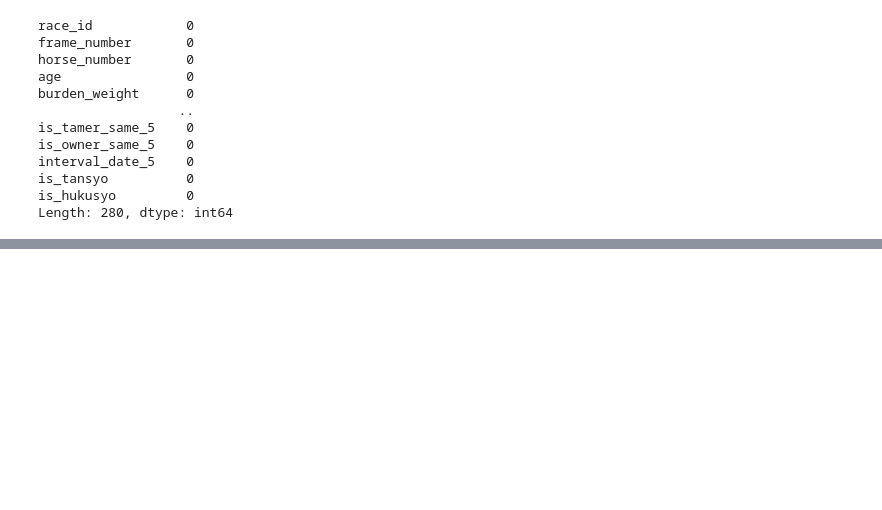
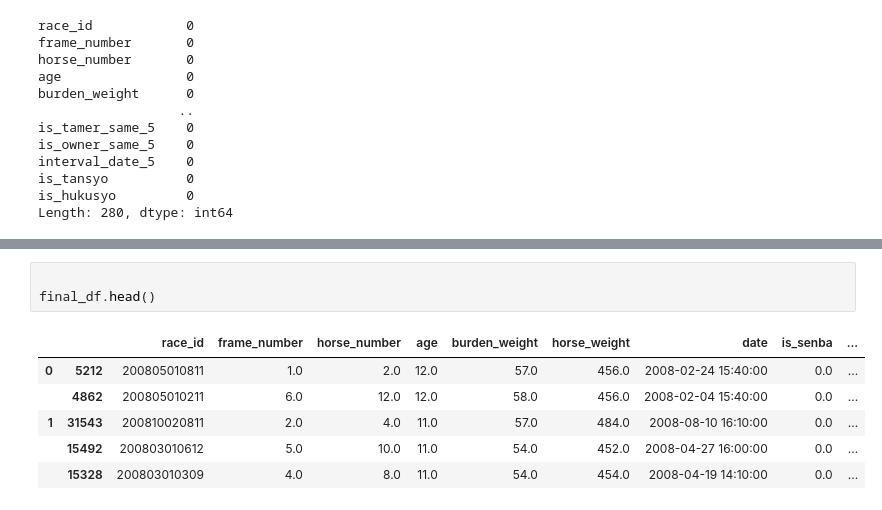
Before and after one commit to unonao/race-predict, a Jupyter notebook: make_train_data.ipynb, the cells around one changed output, grey strips where cells are left out. Drawn from its saved outputs; the diff is of its cells as text; blank space fills up the shorter version.

```diff
--- a/make_train_data.ipynb
+++ b/make_train_data.ipynb
@@ -238,0 +249,10 @@ final_df.describe()
+# %%
+
+final_df.head()
+# %% [output]
+|  |  | race_id | frame_number | horse_number | age | burden_weight | horse_weight | date | is_senba | ... |
+| 0 | 5212 | 200805010811 | 1.0 | 2.0 | 12.0 | 57.0 | 456.0 | 2008-02-24 15:40:00 | 0.0 | ... |
+|  | 4862 | 200805010211 | 6.0 | 12.0 | 12.0 | 58.0 | 456.0 | 2008-02-04 15:40:00 | 0.0 | ... |
+| 1 | 31543 | 200810020811 | 2.0 | 4.0 | 11.0 | 57.0 | 484.0 | 2008-08-10 16:10:00 | 0.0 | ... |
+|  | 15492 | 200803010612 | 5.0 | 10.0 | 11.0 | 54.0 | 452.0 | 2008-04-27 16:00:00 | 0.0 | ... |
+|  | 15328 | 200803010309 | 4.0 | 8.0 | 11.0 | 54.0 | 454.0 | 2008-04-19 14:10:00 | 0.0 | ... |
```
Also changed, not shown: parts of 15 cells of this notebook, 1 other file.
